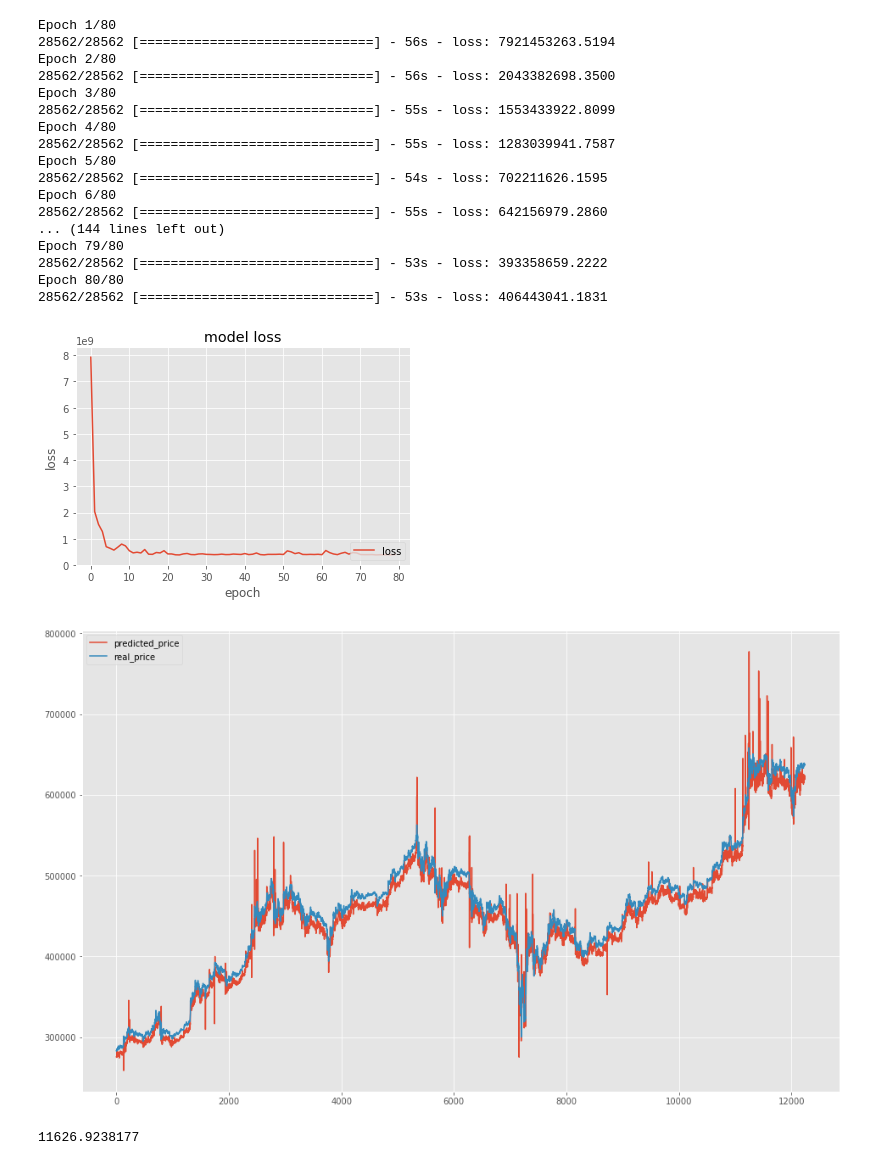
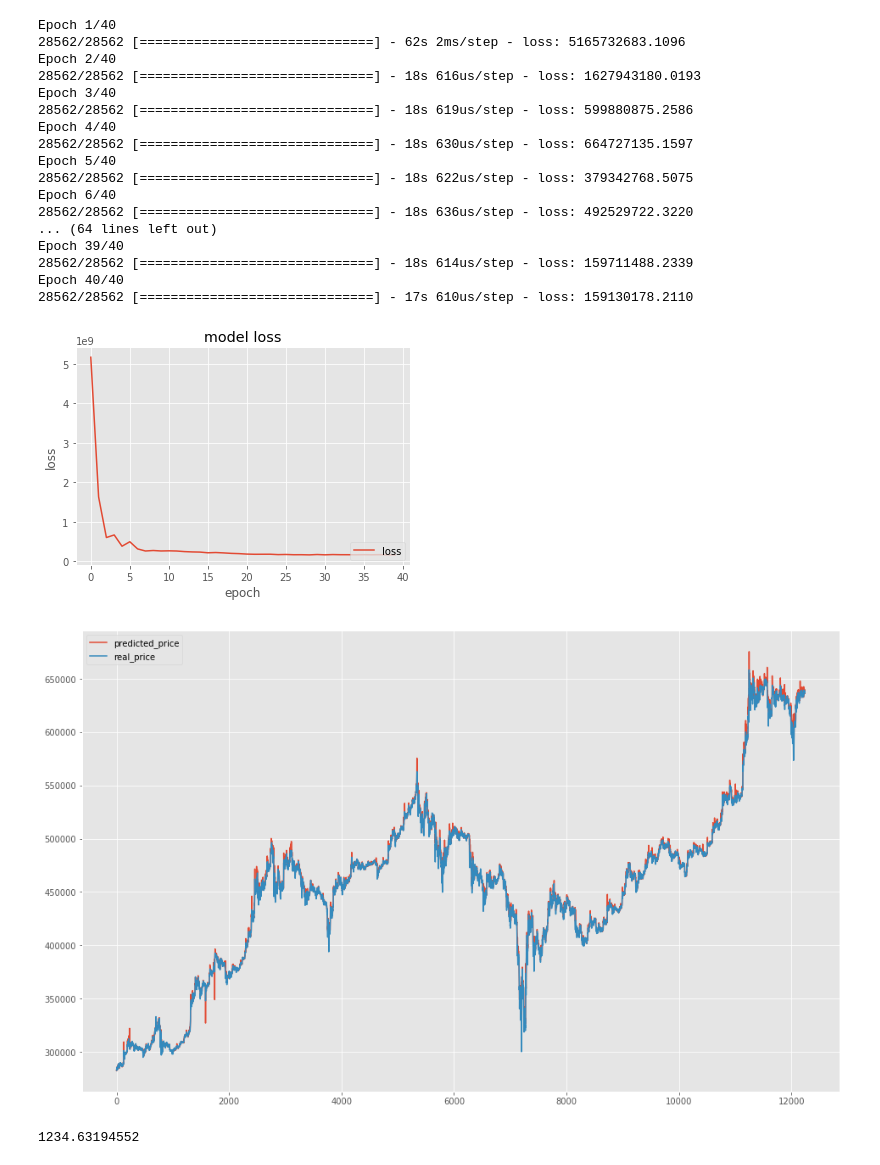
Before and after one commit to Shikugawa/CryptoCurrencyPredictor, a Jupyter notebook: src/train_gru_price.ipynb, the cells around one changed output. Cells and saved outputs as stored; diff of their text form; code cells hidden in the pictures.

```diff
--- a/src/train_gru_price.ipynb
+++ b/src/train_gru_price.ipynb
@@ -72,6 +72,7 @@ def training(x_train, y_train, x_test, y_test, term, option_length, neurons=128,
     model = Sequential()
     model.add(GRU(neurons, batch_input_shape=(None, term, option_length),
                    recurrent_regularizer=regularizers.l2(0.), activation='relu'))
+    model.add(Dense(256, activation='relu'))
     model.add(Dropout(dropout))
     model.add(Dense(1, activation='linear'))
 
@@ -115,51 +116,51 @@ raw_data = raw_data.drop(["Timestamp"], axis=1)
 raw_data = TechnicalTerm.bolinger_band(raw_data)
 # append conversion line
 raw_data = TechnicalTerm.conversion(raw_data)
 
 options = ["Open", "High", "Low", "Close", "Volume_(BTC)", "Volume_(Currency)", "Hour",
            "bolinger_upper1", "bolinger_lower1", "bolinger_upper2", "bolinger_lower2", "conversion"]
 df_train = raw_data[options]
 df_label = raw_data[["Weighted_Price"]]
 term = 10
 
 x_train, y_train, x_test, y_test = split_data(df_train, df_label)
 
 # ----train data noramlization---------
 x_train = x_train[options].values
 y_train = y_train.values
 x_train, y_train = create_data(x_train, y_train, term)
 # -------------------------------------
 
 # ----train data noramlization---------
 x_test = x_test[options].values
 y_test = y_test.values
 x_test, y_test = create_data(x_test, y_test, term)
 # -------------------------------------
 
-training(x_train, y_train, x_test, y_test, term, len(options), neurons=256, dropout=0.25, epoch=80)
+training(x_train, y_train, x_test, y_test, term, len(options), neurons=256, dropout=0.25, epoch=40)
 # %% [output]
 Using TensorFlow backend.
 A value is trying to be set on a copy of a slice from a DataFrame.
 Try using .loc[row_indexer,col_indexer] = value instead
 
 See the caveats in the documentation: http://pandas.pydata.org/pandas-docs/stable/indexing.html#indexing-view-versus-copy
-Epoch 1/80
-28562/28562 [==============================] - 56s - loss: 7921453263.5194
-Epoch 2/80
-28562/28562 [==============================] - 56s - loss: 2043382698.3500
-Epoch 3/80
-28562/28562 [==============================] - 55s - loss: 1553433922.8099
-Epoch 4/80
-28562/28562 [==============================] - 55s - loss: 1283039941.7587
-Epoch 5/80
-28562/28562 [==============================] - 54s - loss: 702211626.1595
-Epoch 6/80
-28562/28562 [==============================] - 55s - loss: 642156979.2860
-... (144 lines left out)
-Epoch 79/80
-28562/28562 [==============================] - 53s - loss: 393358659.2222
-Epoch 80/80
-28562/28562 [==============================] - 53s - loss: 406443041.1831
+Epoch 1/40
+28562/28562 [==============================] - 62s 2ms/step - loss: 5165732683.1096
+Epoch 2/40
+28562/28562 [==============================] - 18s 616us/step - loss: 1627943180.0193
+Epoch 3/40
+28562/28562 [==============================] - 18s 619us/step - loss: 599880875.2586
+Epoch 4/40
+28562/28562 [==============================] - 18s 630us/step - loss: 664727135.1597
+Epoch 5/40
+28562/28562 [==============================] - 18s 622us/step - loss: 379342768.5075
+Epoch 6/40
+28562/28562 [==============================] - 18s 636us/step - loss: 492529722.3220
+... (64 lines left out)
+Epoch 39/40
+28562/28562 [==============================] - 18s 614us/step - loss: 159711488.2339
+Epoch 40/40
+28562/28562 [==============================] - 17s 610us/step - loss: 159130178.2110
-[figure, old version]
+[figure, new version]
-[figure, old version]
+[figure, new version]
-11626.9238177
+1234.63194552
```
Also changed, not shown: 1 other file.
